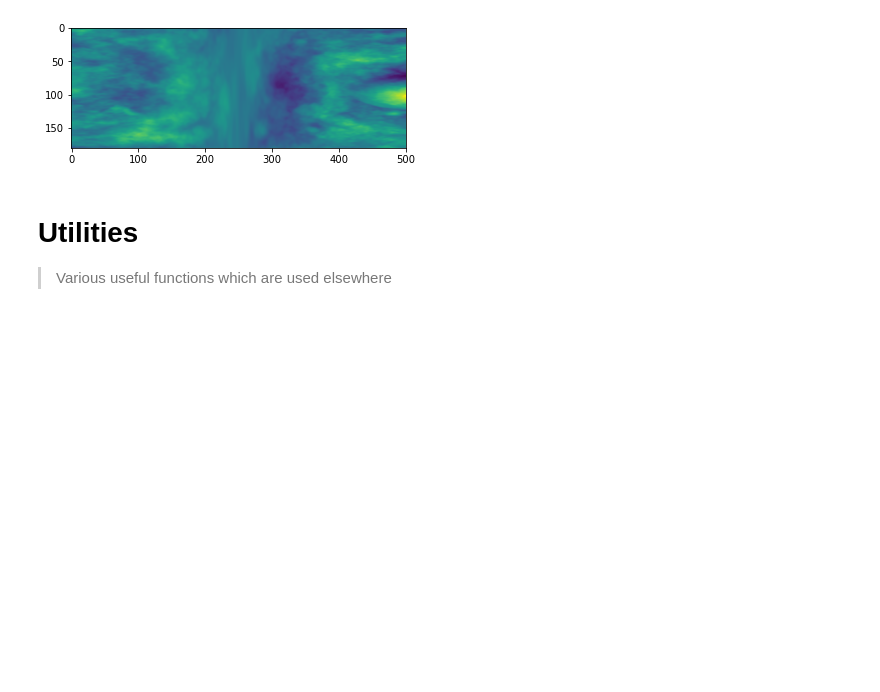
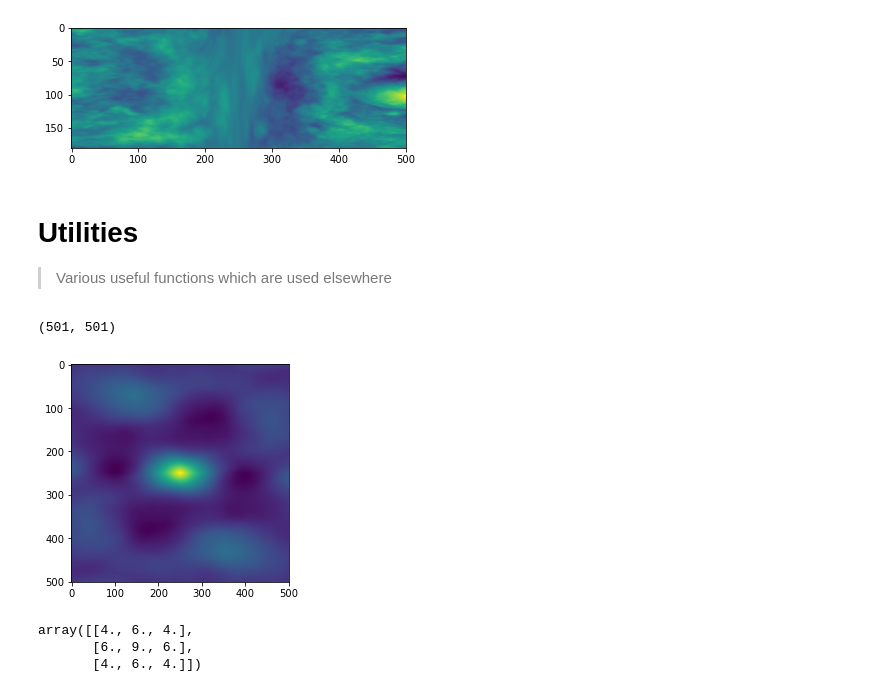
Before and after one commit to kpjmcg/rough, a Jupyter notebook: 00_data.ipynb, the cells around one changed output. Saved outputs shown, nothing was run; the diff lists cells and outputs as text; code cells hidden in the pictures; blank space fills up the shorter version.

Commit message:
Sal - working
Working on Sal, need to test and see if it works with stacks of images.

```diff
--- a/00_data.ipynb
+++ b/00_data.ipynb
@@ -337,0 +379,4 @@ test_ne(distance_matrix(test_shape), np.ones(test_shape))
+# %%
+image_f_s.shape
+# %% [output]
+(501, 501)
@@ -337,0 +385,12 @@ test_ne(distance_matrix(test_shape), np.ones(test_shape))
+# %%
+cor_result = correlate(image_f_s, image_f_s,mode='same')
+plt.imshow(cor_result)
+plt.show()
+# %% [output]
+[figure, added]
+# %%
+correlate(np.ones((3,3)), np.ones((3,3)), mode = 'same')
+# %% [output]
+array([[4., 6., 4.],
+       [6., 9., 6.],
+       [4., 6., 4.]])
```
Also changed, not shown: parts of 21 cells of this notebook, 2 other files.
